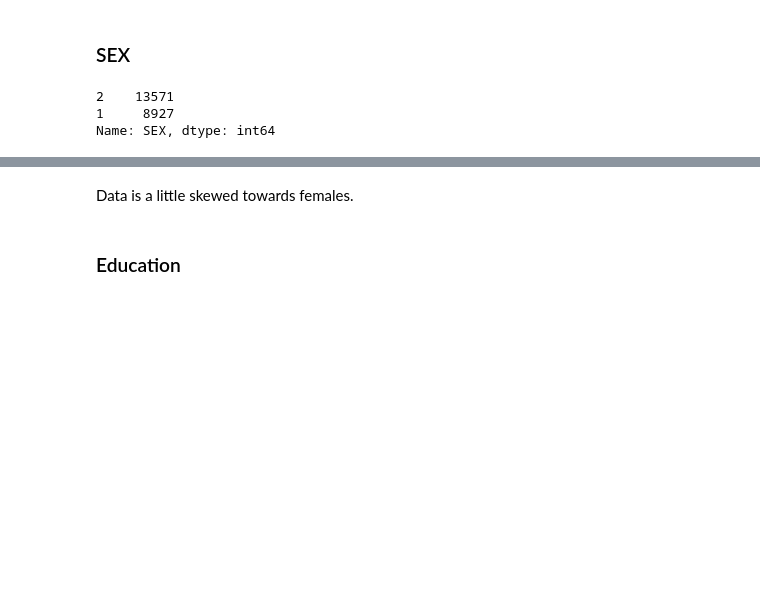
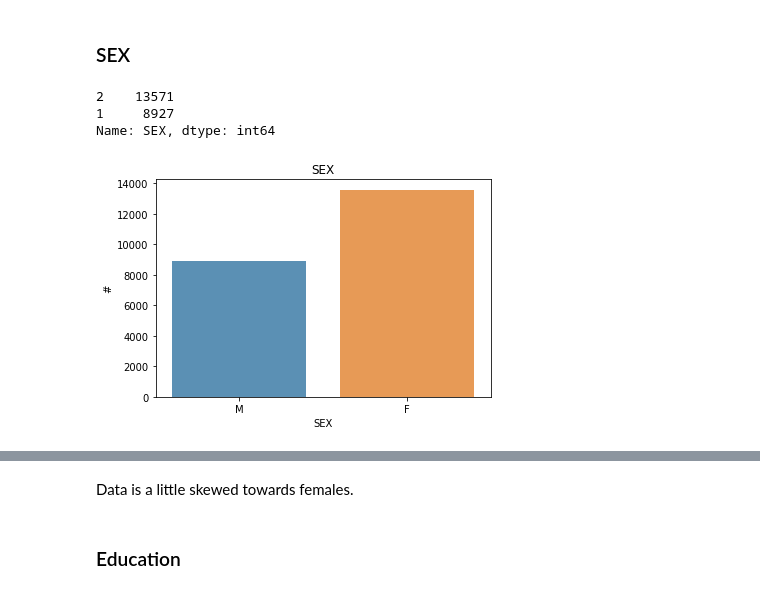
Before and after one commit to stereopickle/credit_card_default_classification, a Jupyter notebook: 010.Process.ipynb, the cells around one changed output, grey strips where cells are left out. Drawn from its saved outputs; the diff is of its cells as text; code cells hidden in the pictures; blank space fills up the shorter version.

```diff
--- a/010.Process.ipynb
+++ b/010.Process.ipynb
@@ -65,3 +90,11 @@ df.SEX.value_counts()
 2    13571
 1     8927
 Name: SEX, dtype: int64
+# %%
+sns.countplot(df['SEX'], alpha =.80)
+plt.title('SEX')
+plt.xticks([0, 1], ['M', 'F'])
+plt.ylabel('#')
+plt.show()
+# %% [output]
+[figure, added]
```
Also changed, not shown: parts of 72 cells of this notebook.
